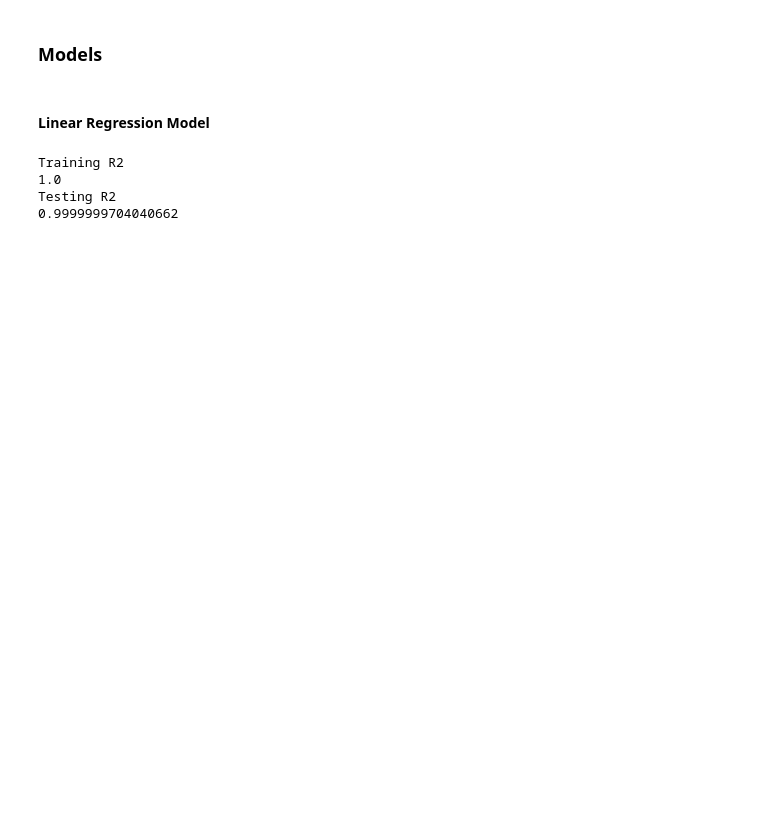
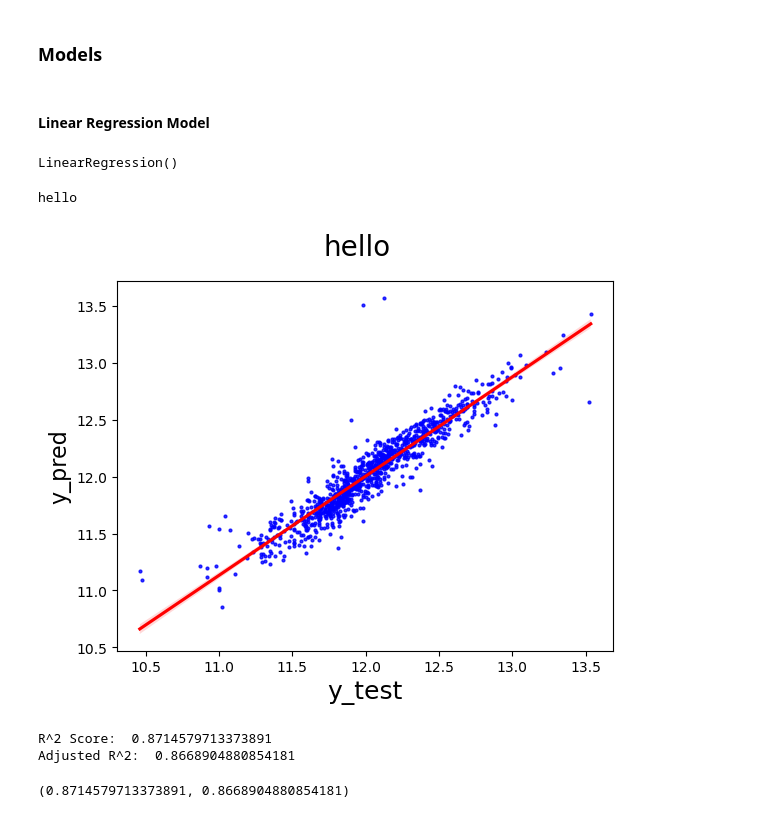
Before and after one commit to ncjanardhan-outlook/ncjpersonal, a Jupyter notebook: Advanced Regression Assignment/Advanced Regression Assignment Soln.ipynb, the cells around one changed output. Drawn from its saved outputs; the diff is of its cells as text; code cells hidden in the pictures; blank space fills up the shorter version.

```diff
--- a/Advanced Regression Assignment/Advanced Regression Assignment Soln.ipynb
+++ b/Advanced Regression Assignment/Advanced Regression Assignment Soln.ipynb
@@ -316,14 +300,45 @@ X_train
 #### Linear Regression Model
 # %%
 from sklearn.linear_model import LinearRegression,Lasso, Ridge
+from sklearn.metrics import r2_score
+
 lr = LinearRegression()
 lr.fit(X_train,y_train)
-print("Training R2")
-print(lr.score(X_train,y_train))
-print("Testing R2")
-print(lr.score(X_test,y_test))
 # %% [output]
-Training R2
-1.0
-Testing R2
-0.9999999704040662
+LinearRegression()
+# %%
+# Utility function for prediction - this makes it easy to compare multiple models
+
+from pandas import DataFrame
+from statsmodels.regression.linear_model import RegressionResultsWrapper
+from sklearn.metrics import r2_score
+
+def EvaluateModelByPrediction(text, lrmodel: RegressionResultsWrapper, Xtest: DataFrame, Ytest: DataFrame):
+    print(text)
+    y_predicted = lrmodel.predict(Xtest)
+
+    fig = plt.figure()
+    sns.regplot(x=Ytest, y=y_predicted, fit_reg=True,scatter_kws={'s':4, "color": "blue"}, line_kws={"color": "red"})
+    fig.suptitle(text, fontsize = 20)
+    plt.xlabel('y_test', fontsize = 18)
+    plt.ylabel('y_pred', fontsize = 16)
+    plt.show()
+
+    n = Xtest.shape[0]
+    p = Xtest.shape[1]
+
+    r2 =  r2_score(Ytest, y_predicted)
+    print("R^2 Score: ", r2)
+
+    adjusted_r2 = 1-(1-r2)*(n-1)/(n-p-1)
+    print('Adjusted R^2: ', adjusted_r2)
+
+    return r2, adjusted_r2
+# %%
+EvaluateModelByPrediction('hello', Xtest=X_train, Ytest=y_train, lrmodel=lr)
+# %% [output]
+hello
+[figure, added]
+R^2 Score:  0.8714579713373891
+Adjusted R^2:  0.8668904880854181
+(0.8714579713373891, 0.8668904880854181)
```
Also changed, not shown: parts of 6 cells of this notebook.
